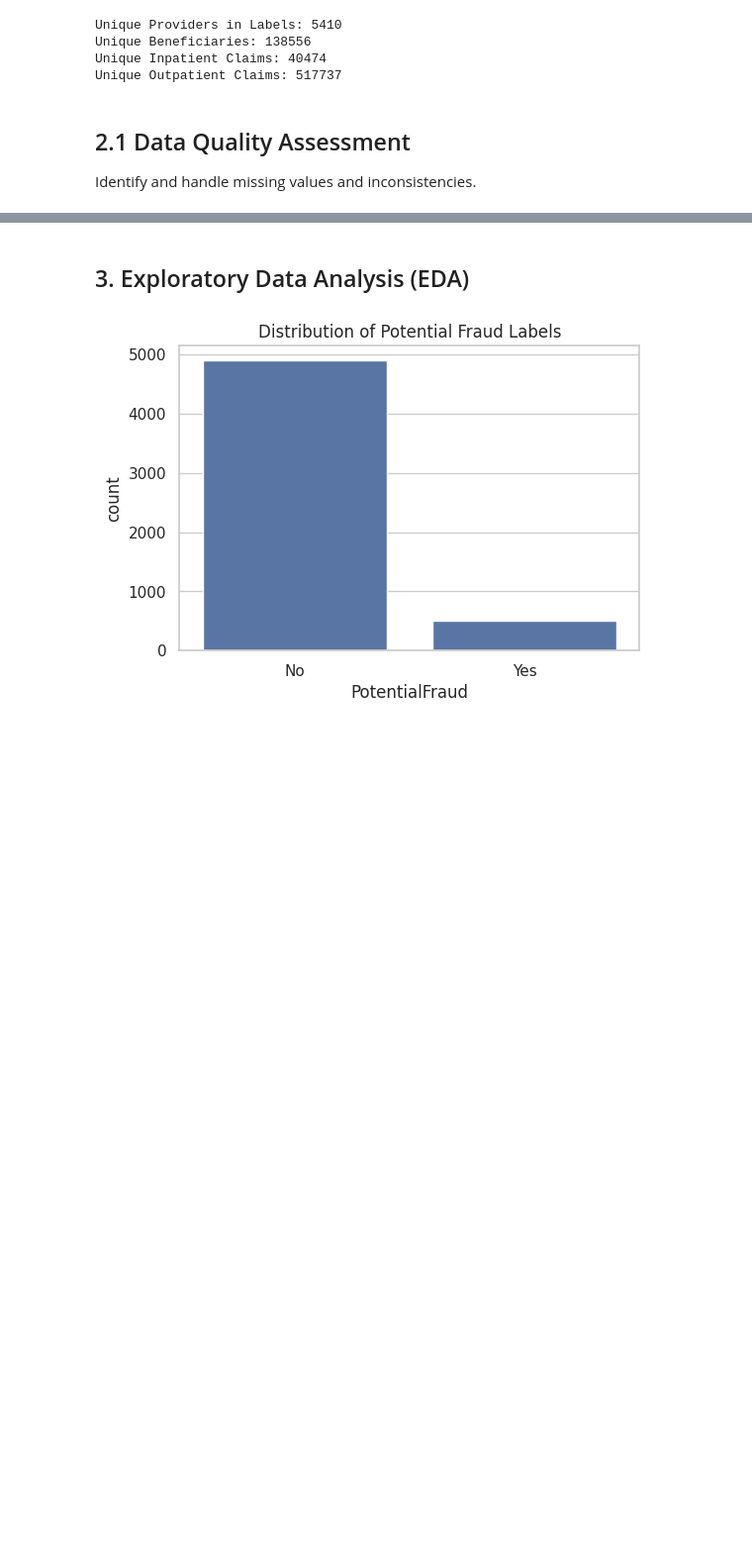
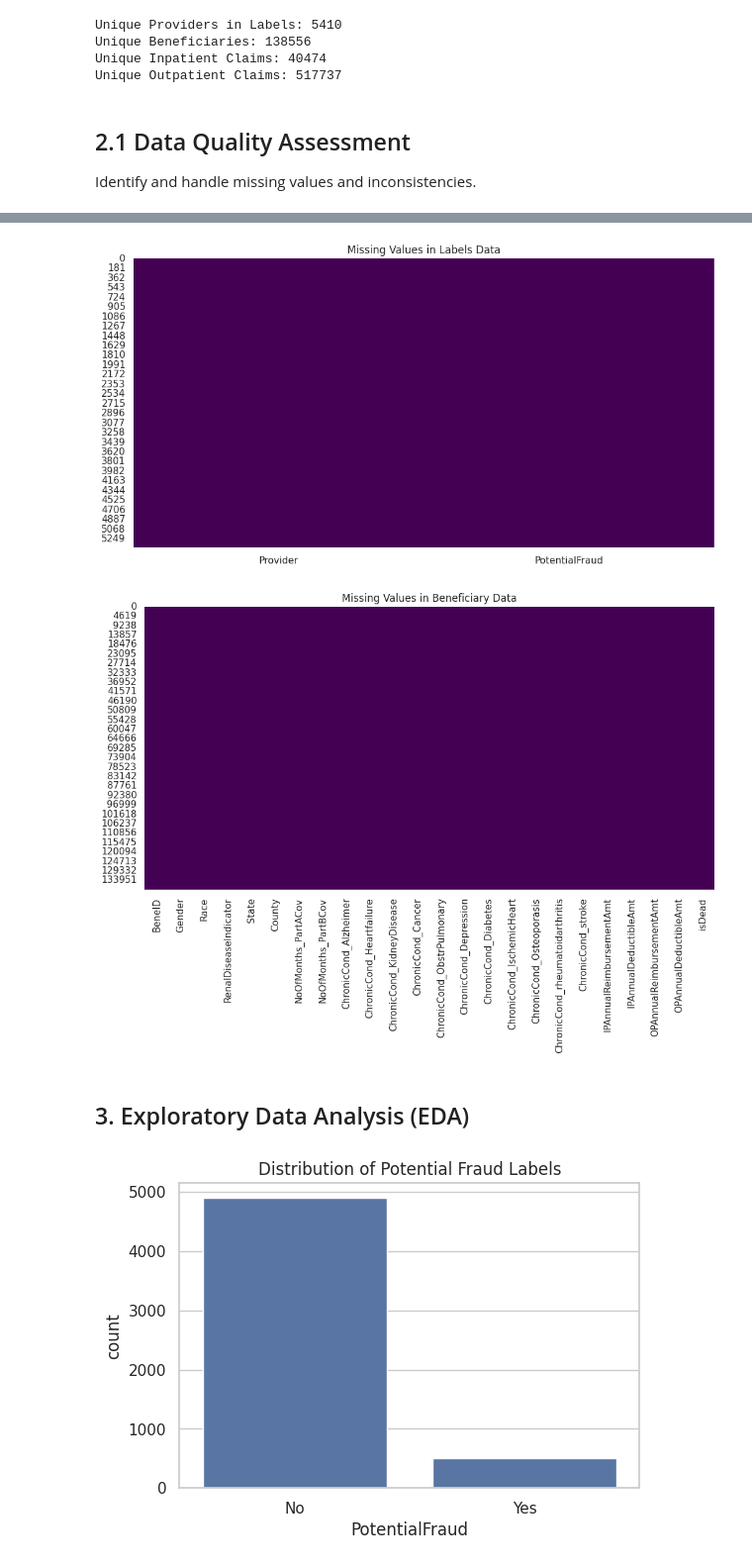
Before and after one commit to AhmedHaythamNaga/fraud_detection_project, a Jupyter notebook: notebooks/01_data_exploration_and_feature_engineering.ipynb, the cells around one changed output, grey strips where cells are left out. Shown at 99% size. Cells and saved outputs as stored; diff of their text form; code cells hidden in the pictures; blank space fills up the shorter version.

```diff
--- a/notebooks/01_data_exploration_and_feature_engineering.ipynb
+++ b/notebooks/01_data_exploration_and_feature_engineering.ipynb
@@ -251,0 +305,22 @@ train_beneficiary['RenalDiseaseIndicator'] = train_beneficiary['RenalDiseaseIndi
+# %%
+# Visualize Missing Values
+plt.figure(figsize=(12, 6))
+sns.heatmap(train_inpatient.isnull(), cbar=False, cmap='viridis')
+plt.title('Missing Values in Inpatient Data')
+plt.show()
+
+plt.figure(figsize=(12, 6))
+sns.heatmap(train_outpatient.isnull(), cbar=False, cmap='viridis')
+plt.title('Missing Values in Outpatient Data')
+plt.show()
+
+plt.figure(figsize=(12, 6))
+sns.heatmap(train_labels.isnull(), cbar=False, cmap='viridis')
+plt.title('Missing Values in Labels Data')
+plt.show()
+
+plt.figure(figsize=(12, 6))
+sns.heatmap(train_beneficiary.isnull(), cbar=False, cmap='viridis')
+plt.title('Missing Values in Beneficiary Data')
+plt.show()
+# %% [output]
@@ -252,3 +329,5 @@ train_beneficiary['RenalDiseaseIndicator'] = train_beneficiary['RenalDiseaseIndi
+[figure, added]
+[figure, added]
 # %% [markdown]
 ## 3. Exploratory Data Analysis (EDA)
 # %%
```
Also changed, not shown: parts of 29 cells of this notebook.
